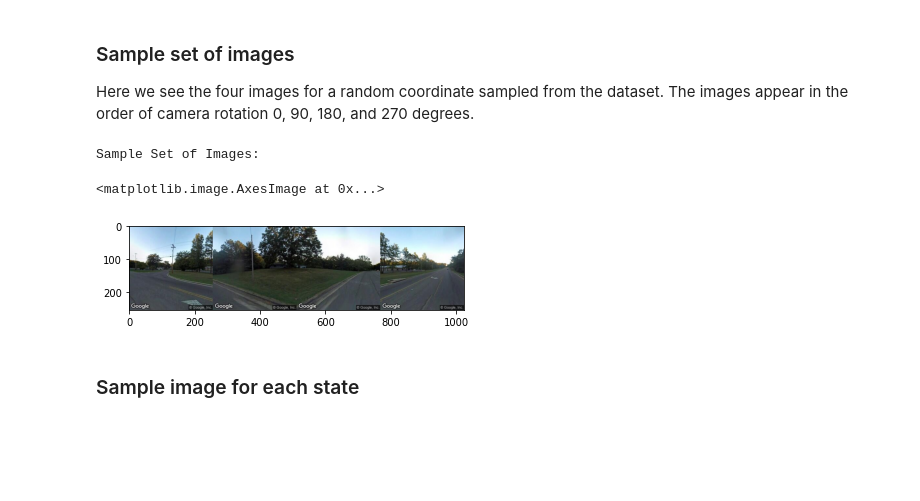
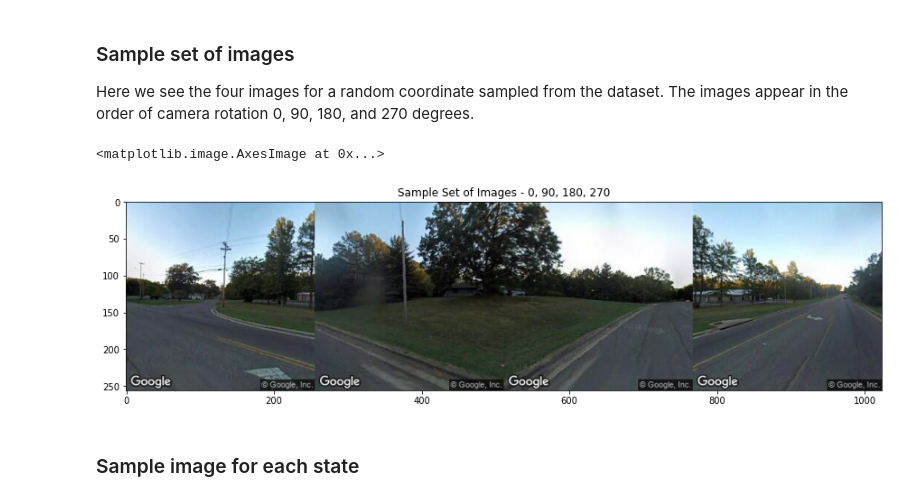
Before and after one commit to osimon8/GeoGuessrGuessr, a Jupyter notebook: notebook.ipynb, the cells around one changed output. Drawn from its saved outputs; the diff is of its cells as text; code cells hidden in the pictures; blank space fills up the shorter version.

```diff
--- a/notebook.ipynb
+++ b/notebook.ipynb
@@ -47,14 +54,15 @@ Here we see the four images for a random coordinate sampled from the dataset. Th
 # %%
 example_batch = next(iter(data_loader))[0]
 stacked = example_batch[0]
 for i in range(1, 4):
     stacked = torch.cat((stacked,example_batch[i]), 2)
-print("Sample Set of Images:")
+
+plt.figure(figsize=(15,10))
+plt.title("Sample Set of Images - 0, 90, 180, 270")
 plt.imshow(stacked.permute(1, 2, 0))
 # %% [output]
-Sample Set of Images:
+<matplotlib.image.AxesImage at 0x...>
-<matplotlib.image.AxesImage at 0x...>
-[figure, old version]
+[figure, new version]
 # %% [markdown]
 ### Sample image for each state
 # %%
```
Also changed, not shown: parts of 4 cells of this notebook, 1 other file.
